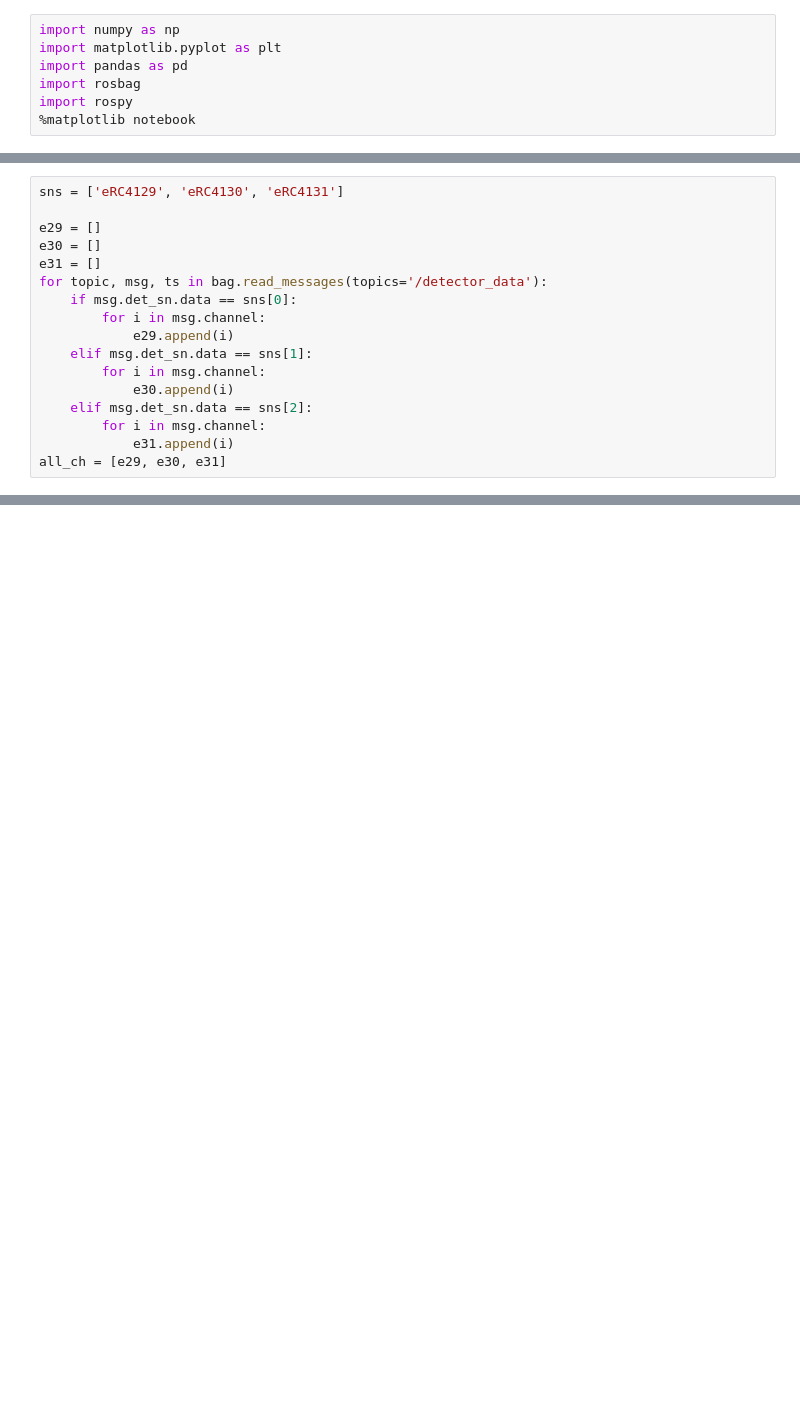
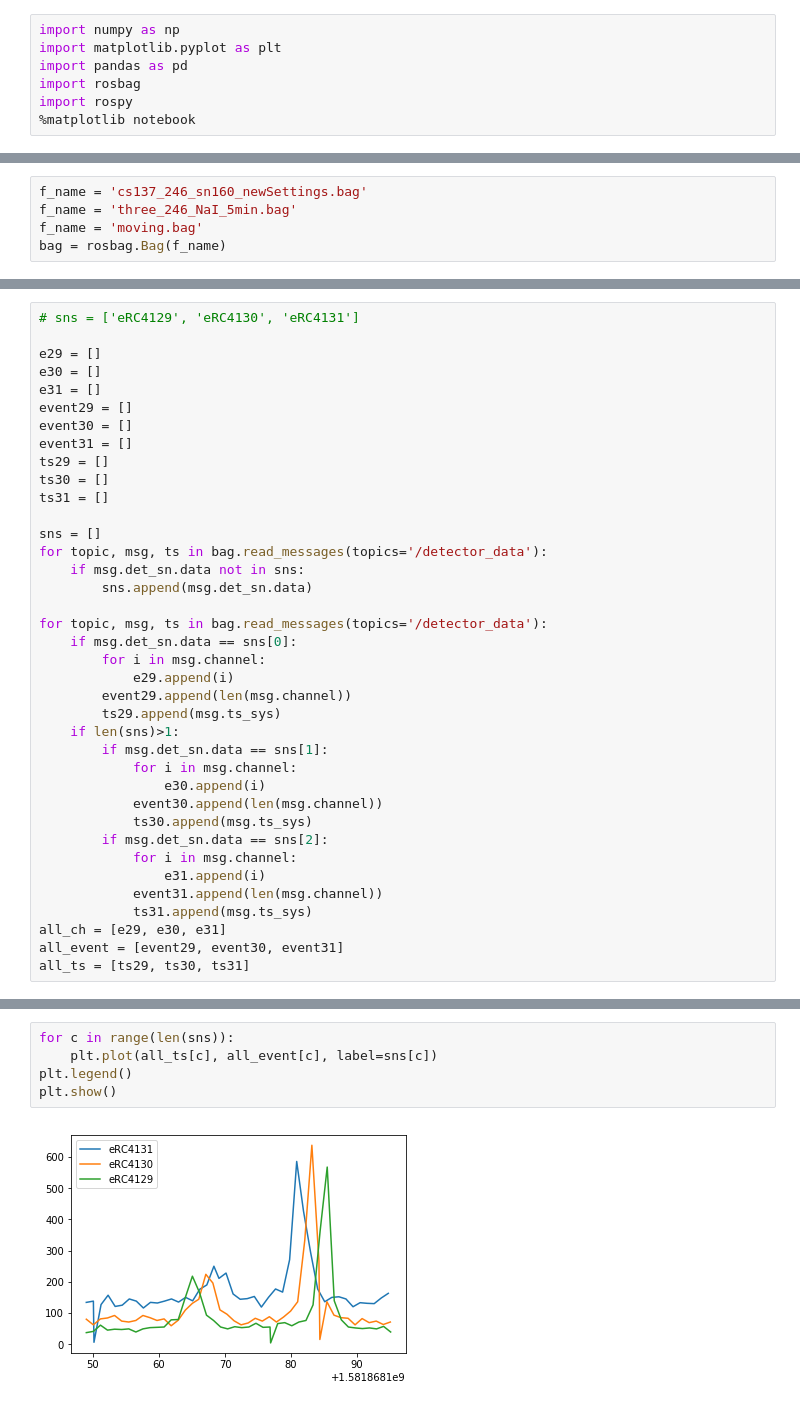
Before and after one commit to wjvanderlip/radbot_nuke, a Jupyter notebook: scripts/Analysis/analysis.ipynb, the cells around one changed output, grey strips where cells are left out. Cells and saved outputs as stored; diff of their text form; blank space fills up the shorter version.

```diff
--- a/scripts/Analysis/analysis.ipynb
+++ b/scripts/Analysis/analysis.ipynb
@@ -11,0 +8,5 @@ bag.read_messages?
+# %%
+f_name = 'cs137_246_sn160_newSettings.bag'
+f_name = 'three_246_NaI_5min.bag'
+f_name = 'moving.bag'
+bag = rosbag.Bag(f_name)
@@ -12,17 +15,38 @@ bag.read_messages?
 # %%
-sns = ['eRC4129', 'eRC4130', 'eRC4131']
+# sns = ['eRC4129', 'eRC4130', 'eRC4131']
 
 e29 = []
 e30 = []
 e31 = []
+event29 = []
+event30 = []
+event31 = []
+ts29 = []
+ts30 = []
+ts31 = []
+
+sns = []
+for topic, msg, ts in bag.read_messages(topics='/detector_data'):
+    if msg.det_sn.data not in sns:
+        sns.append(msg.det_sn.data)
+
 for topic, msg, ts in bag.read_messages(topics='/detector_data'):
     if msg.det_sn.data == sns[0]:
         for i in msg.channel:
             e29.append(i)
-    elif msg.det_sn.data == sns[1]:
-        for i in msg.channel:
-            e30.append(i)
-    elif msg.det_sn.data == sns[2]:
-        for i in msg.channel:
-            e31.append(i)
+        event29.append(len(msg.channel))
+        ts29.append(msg.ts_sys)
+    if len(sns)>1:
+        if msg.det_sn.data == sns[1]:
+            for i in msg.channel:
+                e30.append(i)
+            event30.append(len(msg.channel))
+            ts30.append(msg.ts_sys)
+        if msg.det_sn.data == sns[2]:
+            for i in msg.channel:
+                e31.append(i)
+            event31.append(len(msg.channel))
+            ts31.append(msg.ts_sys)
 all_ch = [e29, e30, e31]
+all_event = [event29, event30, event31]
+all_ts = [ts29, ts30, ts31]
@@ -29,3 +59,10 @@ all_ch = [e29, e30, e31]
+# %%
+for c in range(len(sns)):
+    plt.plot(all_ts[c], all_event[c], label=sns[c])
+plt.legend()
+plt.show()
+# %% [output]
+[figure, added]
 # %%
 for c in range(len(all_ch)):
     hist, bins = np.histogram(all_ch[c], bins=2048)
```
Also changed, not shown: parts of 8 cells of this notebook, 3 other files.
